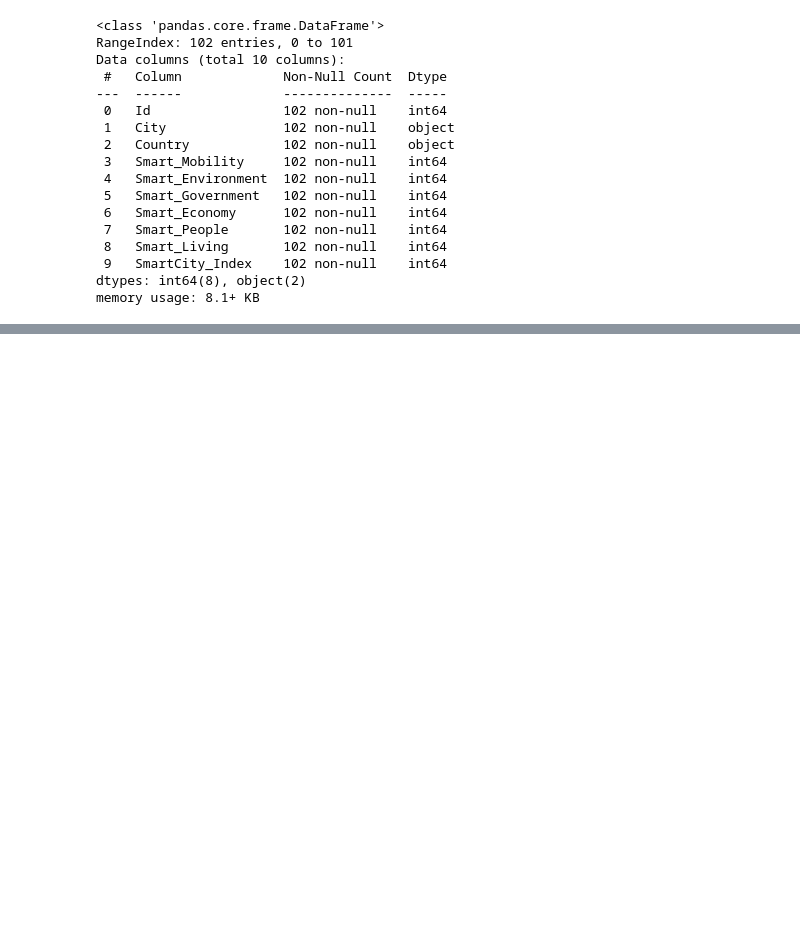
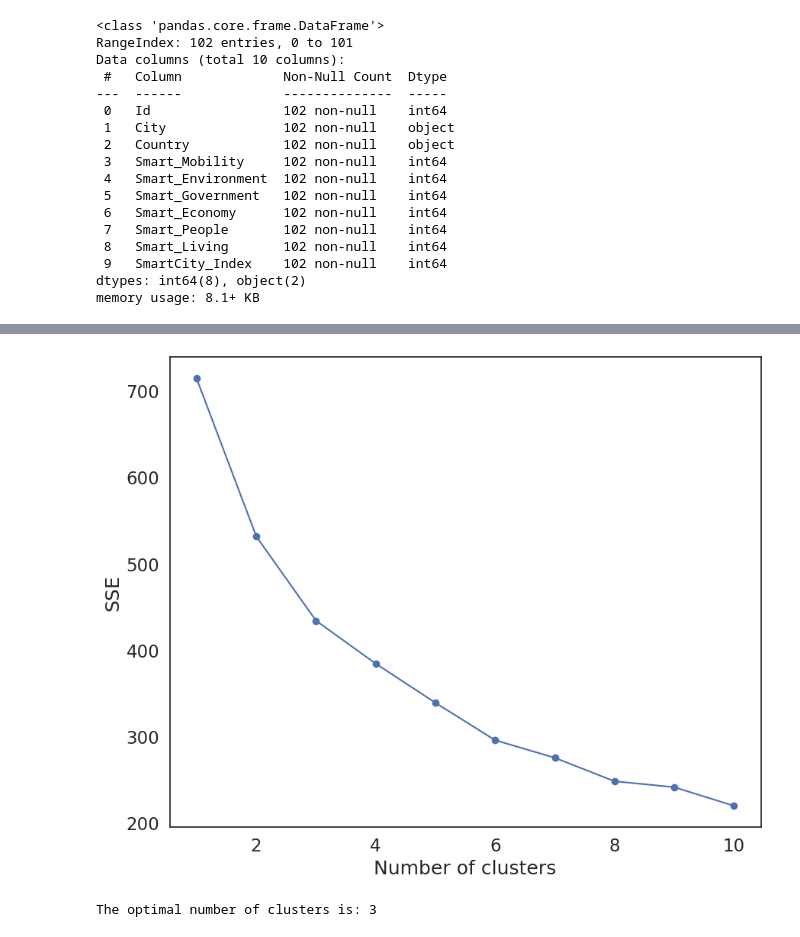
Before and after one commit to HumphreyHZ/CASA0006, a Jupyter notebook: DSSS.ipynb, the cells around one changed output, grey strips where cells are left out. Saved outputs shown, nothing was run; the diff lists cells and outputs as text; code cells hidden in the pictures; blank space fills up the shorter version.

Commit message:
OLS and K mean.

```diff
--- a/DSSS.ipynb
+++ b/DSSS.ipynb
@@ -177,0 +467,4 @@ Name: City, dtype: int64
+# %%
+# Dropping non-numeric columns and the last two columns: 'fitted_values' and 'residuals'
+sci_clustering = sci.drop(['Id', 'City', 'Country', 'fitted_values', 'residuals'], axis=1)
+sci_clustering
@@ -177,0 +485,47 @@ Name: City, dtype: int64
+# %%
+# calculate SSE for a range of number of cluster
+list_SSE = []
+min_k = 1
+max_k = 10
+range_k = range(min_k, max_k+1)
+# %%
+# Normalizing the data
+scaler = StandardScaler()
+sci_normed = scaler.fit_transform(sci_clustering)
+# %%
+# Performing K-Means clustering and calculating SSE
+for i in range_k:
+    km = KMeans(
+        n_clusters=i, init='random',
+        n_init=10, max_iter=300,
+        tol=1e-04, random_state=0
+    )
+    km.fit(sci_normed)
+    list_SSE.append(km.inertia_)
+
+# Plotting the SSE for different numbers of clusters
+plt.plot(range_k, list_SSE, marker='o')
+plt.xlabel('Number of clusters')
+plt.ylabel('SSE')
+plt.show()
+# %% [output]
+[figure, added]
+# %%
+from kneed import KneeLocator
+
+# Calculate SSE for a range of number of clusters
+sse = []
+for k in range(1, 11):
+    kmeans = KMeans(n_clusters=k, random_state=0)
+    kmeans.fit(sci_normed)
+    sse.append(kmeans.inertia_)
+
+# Use the kneedle algorithm to find the knee point
+kl = KneeLocator(range(1, 11), sse, curve="convex", direction="decreasing")
+
+# The knee (or elbow) point
+optimal_k = kl.elbow
+
+print(f"The optimal number of clusters is: {optimal_k}")
+# %% [output]
+The optimal number of clusters is: 3
```
Also changed, not shown: parts of 32 cells of this notebook.
